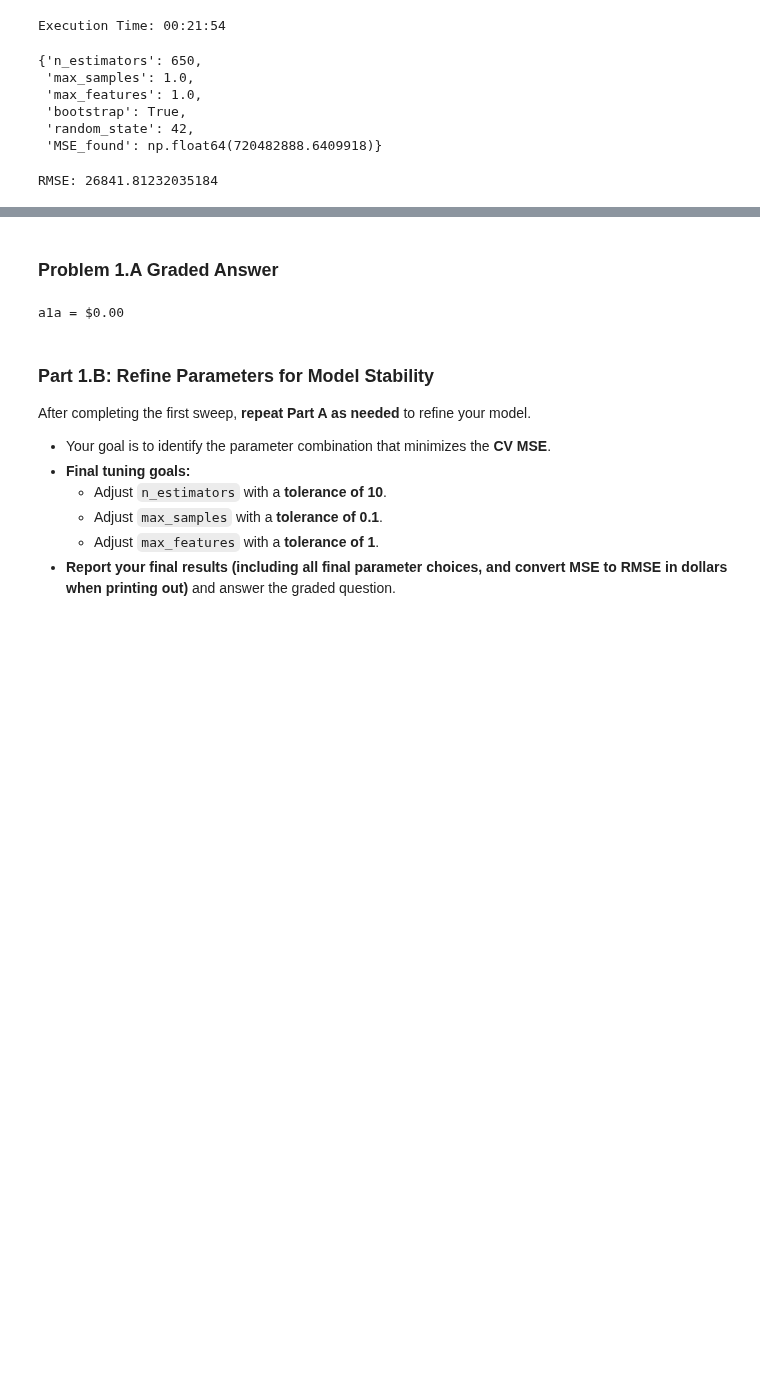
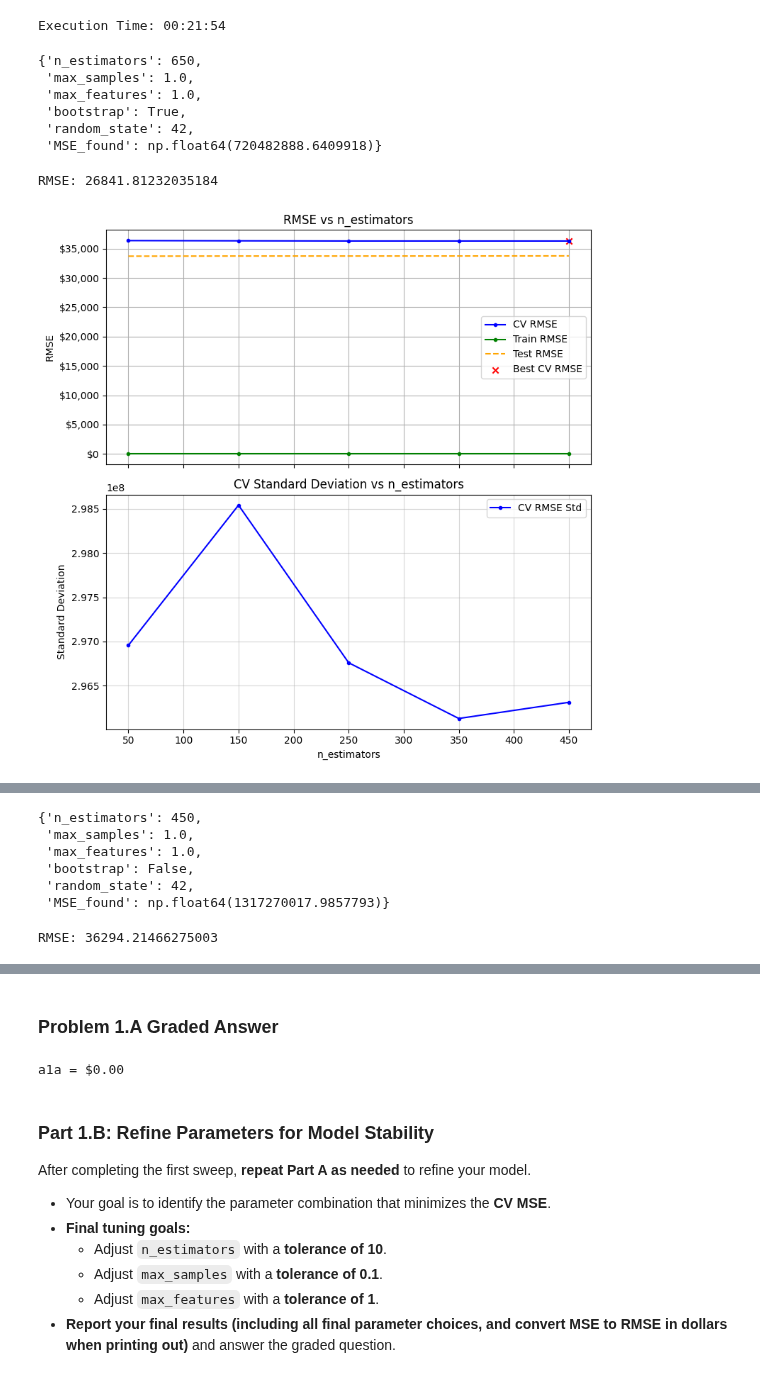
Before and after one commit to waysnyder/Module-3-Assignments, a Jupyter notebook: Homework_07.ipynb, the cells around one changed output, grey strips where cells are left out. Cells and saved outputs as stored; diff of their text form; code cells hidden in the pictures; blank space fills up the shorter version.

```diff
--- a/Homework_07.ipynb
+++ b/Homework_07.ipynb
@@ -378,0 +381,18 @@ RMSE: 26841.81232035184
+# %%
+# Sweep `bootstrap` (Boolean values): False
+# Define the parameters for the BaggingRegressor
+Default_Parameters_Bagging = {
+    'n_estimators': 10,            # Number of base estimators in the ensemble
+    'max_samples' : 1.0,           # Fraction of samples to draw for each base estimator
+    'max_features': 1.0,           # Fraction of features to consider for each estimator
+    'bootstrap'   : False,          # Use bootstrap samples when building estimators
+    'random_state': 42,            # Ensures reproducibility
+    'MSE_found'   : float('inf')   # Used for tracking the best MSE during parameter sweeps, to record result of these parameter choices
+                                   # Initialized to inf in case want to use this to record best MSE found so far in a sequence of parameter choices
+}
+# %%
+# Your code here -- Add as many code cells as necessary
+
+sweep_parameter( model= BaggingRegressor, Parameters=Default_Parameters_Bagging, parameter_list = range(50,501,100), param='n_estimators')
+# %% [output]
+[figure, added]
@@ -378,0 +400,11 @@ RMSE: 26841.81232035184
+{'n_estimators': 450,
+ 'max_samples': 1.0,
+ 'max_features': 1.0,
+ 'bootstrap': False,
+ 'random_state': 42,
+ 'MSE_found': np.float64(1317270017.9857793)}
+# %%
+RMSE = np.sqrt(1317270017.9857793)
+print(f"RMSE: {RMSE}")
+# %% [output]
+RMSE: 36294.21466275003
```
Also changed, not shown: parts of 5 cells of this notebook.
